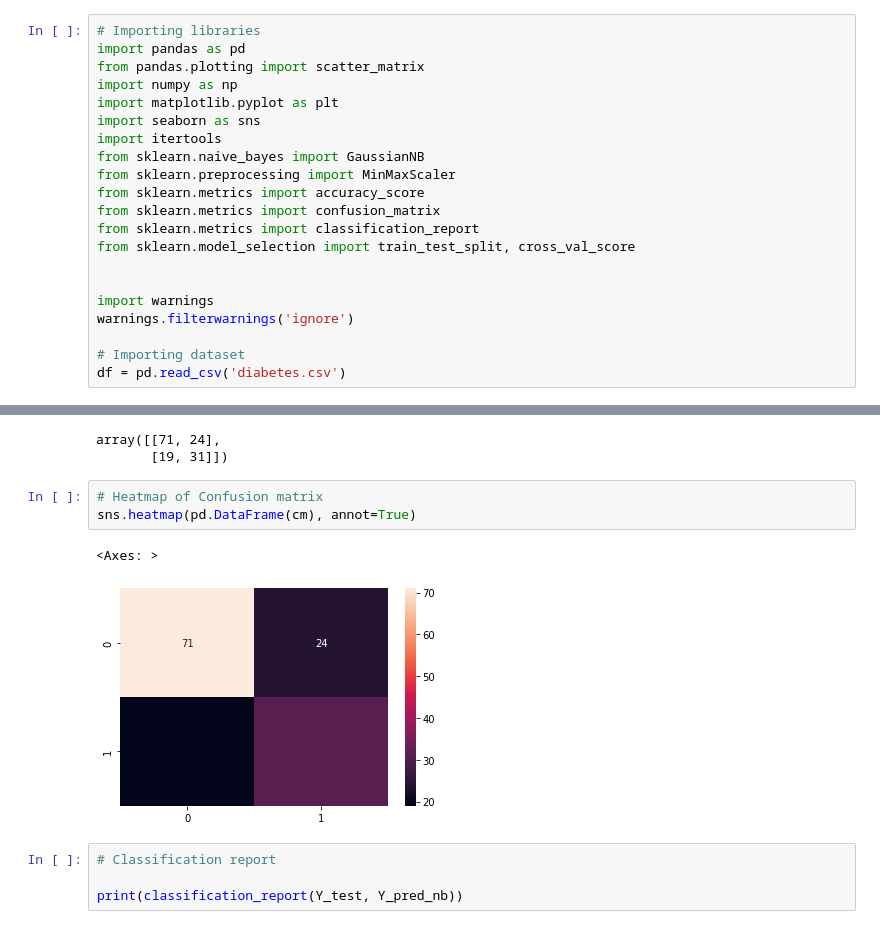
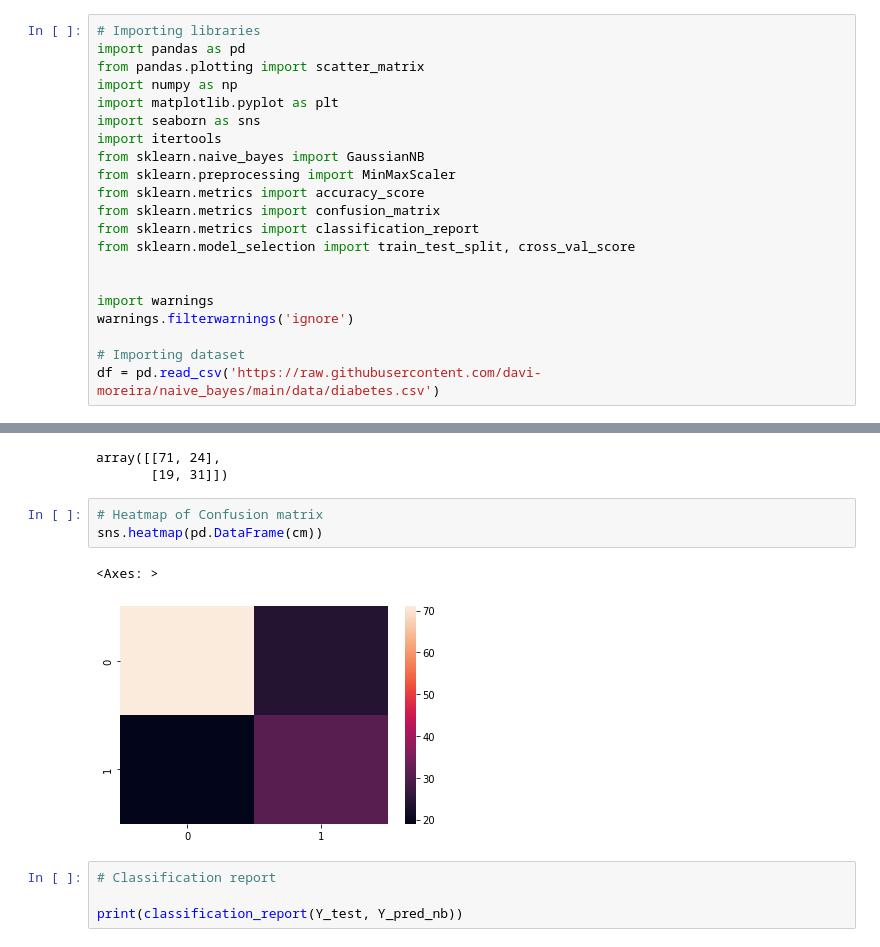
Before and after one commit to davi-moreira/naive_bayes, a Jupyter notebook: naive_bayes.ipynb, the cells around one changed output, grey strips where cells are left out. Cells and saved outputs as stored; diff of their text form.

```diff
--- a/naive_bayes.ipynb
+++ b/naive_bayes.ipynb
@@ -636,7 +651,7 @@ import warnings
 warnings.filterwarnings('ignore')
 
 # Importing dataset
-df = pd.read_csv('diabetes.csv')
+df = pd.read_csv('https://raw.githubusercontent.com/davi-moreira/naive_bayes/main/data/diabetes.csv')
 # %% [markdown]
 ### Step 1: Descriptive Statistics
 # %%
@@ -929,10 +944,10 @@ array([[71, 24],
        [19, 31]])
 # %%
 # Heatmap of Confusion matrix
-sns.heatmap(pd.DataFrame(cm), annot=True)
+sns.heatmap(pd.DataFrame(cm))
 # %% [output]
 <Axes: >
-[figure, old version]
+[figure, new version]
 # %%
 # Classification report
 
```
Also changed, not shown: parts of 49 cells of this notebook.
